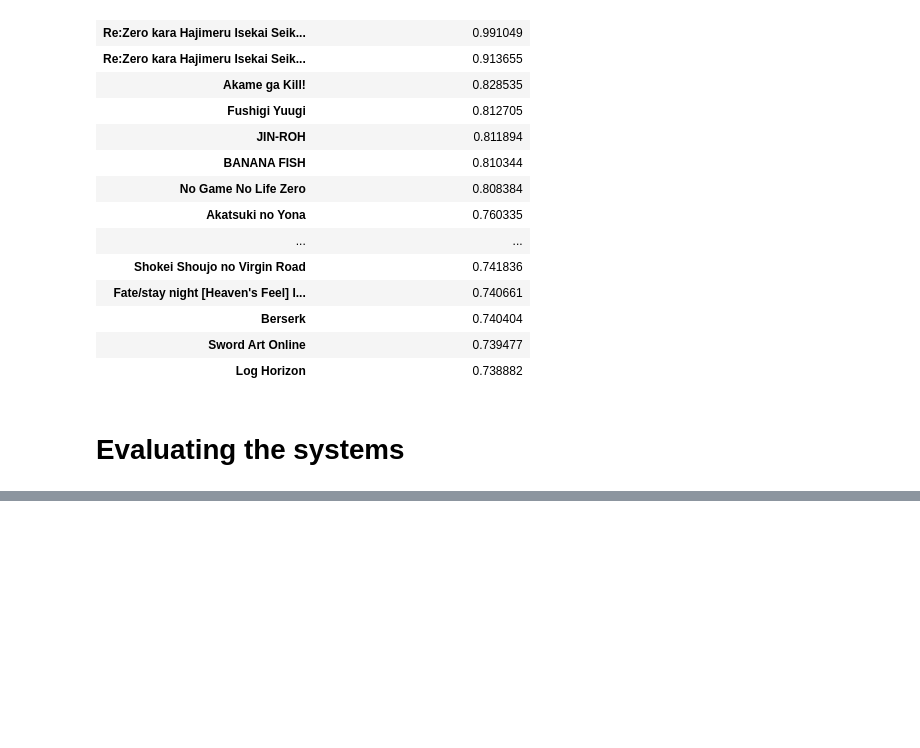
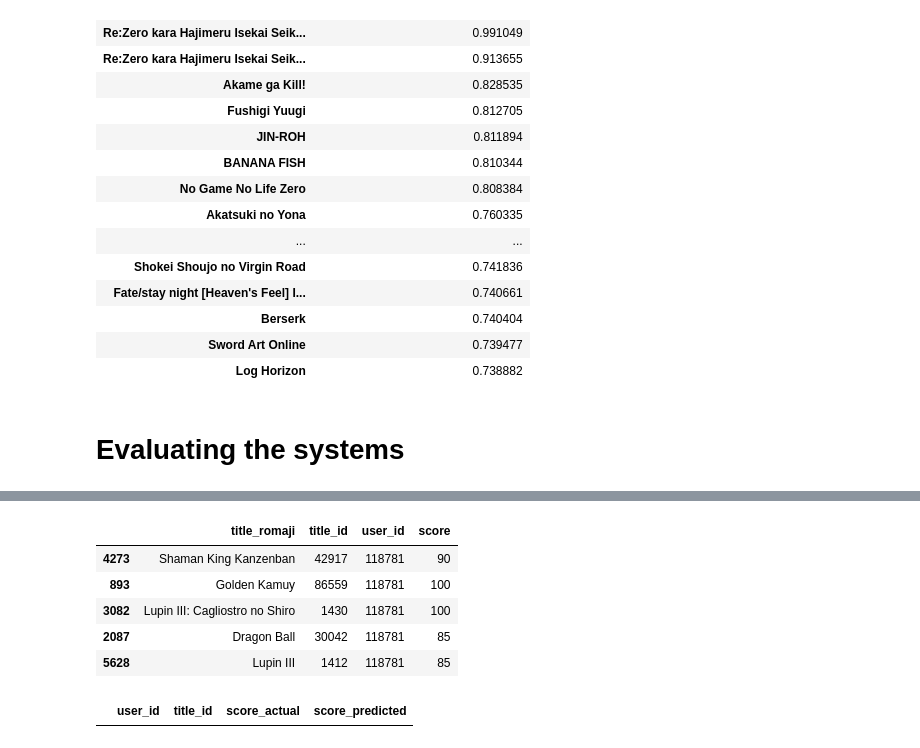
Before and after one commit to doyoung-umich/pj_otaku, a Jupyter notebook: Doyoung/EDA.ipynb, the cells around one changed output, grey strips where cells are left out. Saved outputs shown, nothing was run; the diff lists cells and outputs as text; code cells hidden in the pictures; blank space fills up the shorter version.

```diff
--- a/Doyoung/EDA.ipynb
+++ b/Doyoung/EDA.ipynb
@@ -539,0 +632,14 @@ latent_corr_popular.loc['Re:Zero kara Hajimeru Isekai Seikatsu'].iloc[0].drop_du
+# %%
+user_test_titles = test_mod.loc[lambda x : x.user_id == user]
+user_test_titles
+# %% [output]
+|  | title_romaji | title_id | user_id | score |
+| 4273 | Shaman King Kanzenban | 42917 | 118781 | 90 |
+| 893 | Golden Kamuy | 86559 | 118781 | 100 |
+| 3082 | Lupin III: Cagliostro no Shiro | 1430 | 118781 | 100 |
+| 2087 | Dragon Ball | 30042 | 118781 | 85 |
+| 5628 | Lupin III | 1412 | 118781 | 85 |
+# %%
+test_result
+# %% [output]
+|  | user_id | title_id | score_actual | score_predicted |
```
Also changed, not shown: parts of 13 cells of this notebook.
